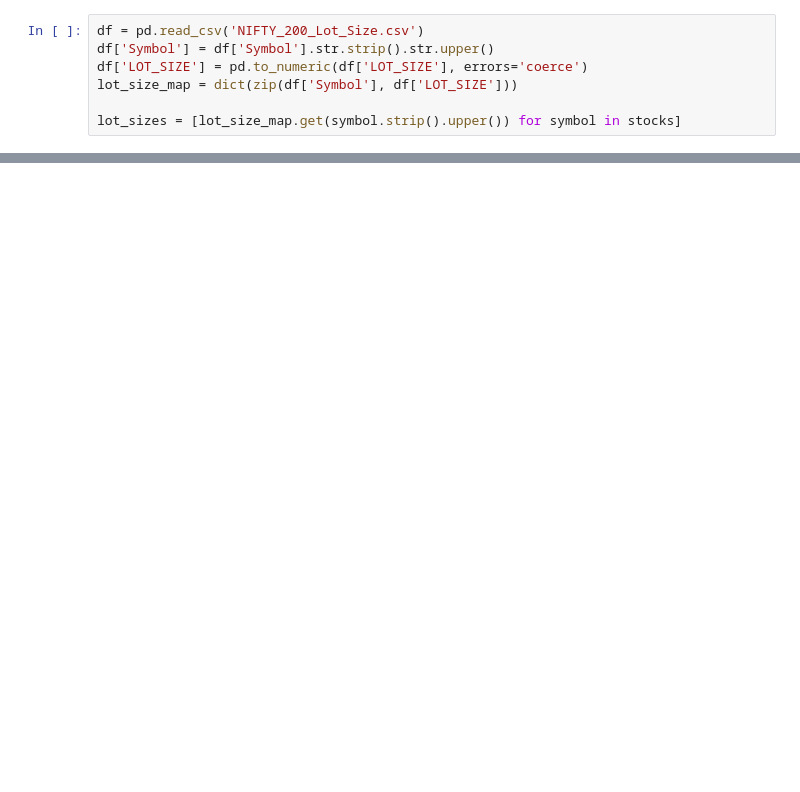
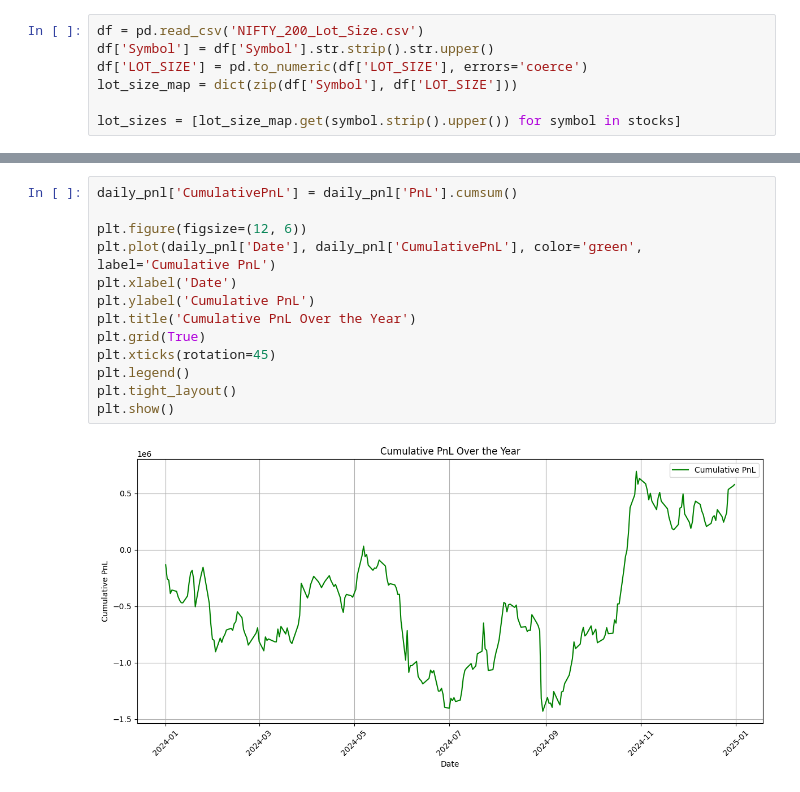
Before and after one commit to aman-exp69/Aman_codes, a Jupyter notebook: test.ipynb, the cells around one changed output, grey strips where cells are left out. Drawn from its saved outputs; the diff is of its cells as text; blank space fills up the shorter version.

```diff
--- a/test.ipynb
+++ b/test.ipynb
@@ -411,0 +591,15 @@ plt.show()
+# %%
+daily_pnl['CumulativePnL'] = daily_pnl['PnL'].cumsum()
+
+plt.figure(figsize=(12, 6))
+plt.plot(daily_pnl['Date'], daily_pnl['CumulativePnL'], color='green', label='Cumulative PnL')
+plt.xlabel('Date')
+plt.ylabel('Cumulative PnL')
+plt.title('Cumulative PnL Over the Year')
+plt.grid(True)
+plt.xticks(rotation=45)
+plt.legend()
+plt.tight_layout()
+plt.show()
+# %% [output]
+[figure, added]
```
Also changed, not shown: parts of 21 cells of this notebook, 1 other file.
